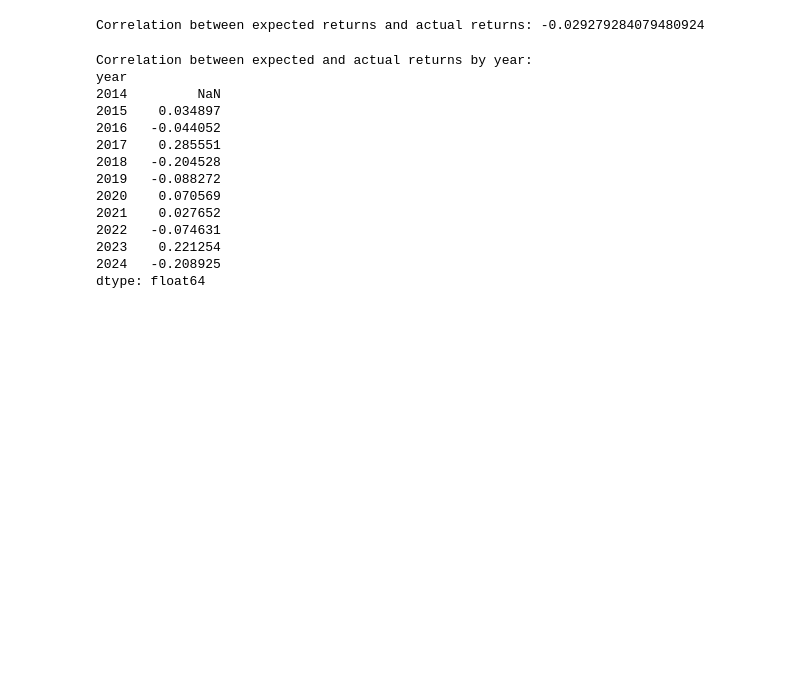
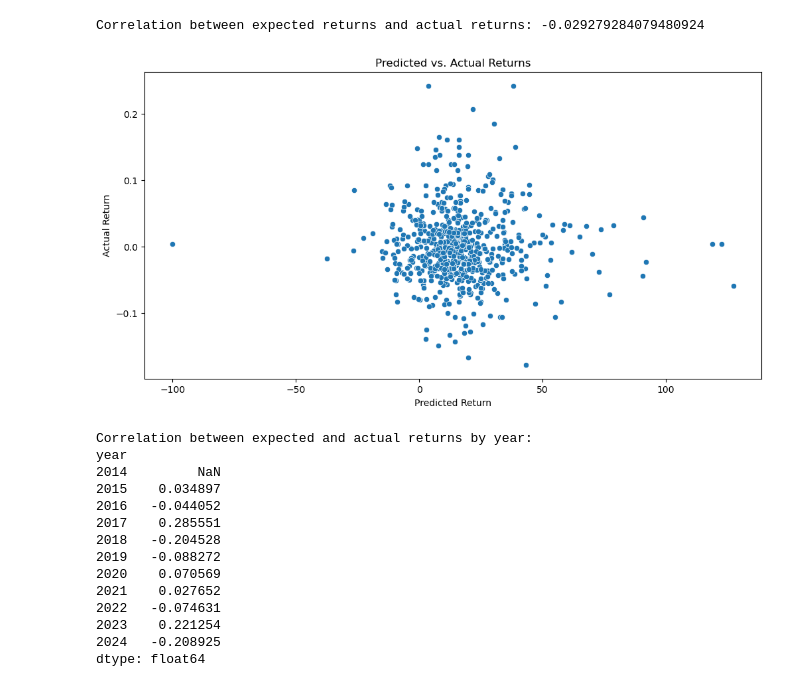
Before and after one commit to Violetcv/CiteSert, a Jupyter notebook: Project_1/Correlations.ipynb, the cells around one changed output. Saved outputs shown, nothing was run; the diff lists cells and outputs as text; code cells hidden in the pictures; blank space fills up the shorter version.

```diff
--- a/Project_1/Correlations.ipynb
+++ b/Project_1/Correlations.ipynb
@@ -26,3 +28,12 @@ correlation = filtered_df[['expected_return', 'actual_return']].corr().iloc[0, 1
 print(f"Correlation between expected returns and actual returns: {correlation}")
 # %% [output]
 Correlation between expected returns and actual returns: -0.029279284079480924
+# %%
+plt.figure(figsize=(12, 6))
+sns.scatterplot(data=filtered_df, x='expected_return', y='actual_return')
+plt.title('Predicted vs. Actual Returns')
+plt.xlabel('Predicted Return')
+plt.ylabel('Actual Return')
+plt.show()
+# %% [output]
+[figure, added]
```
Also changed, not shown: parts of 11 cells of this notebook.
